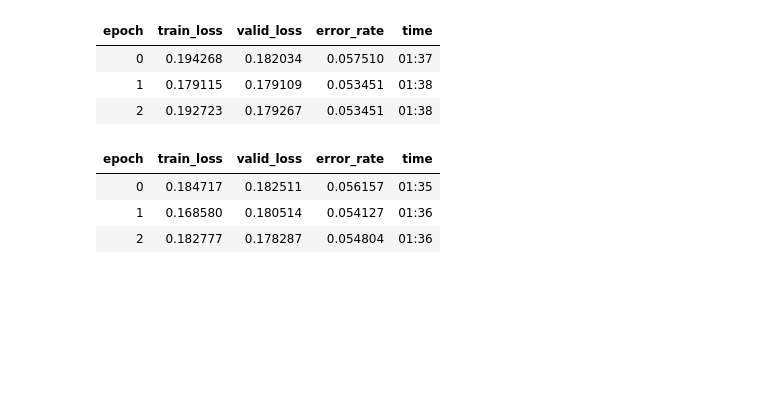
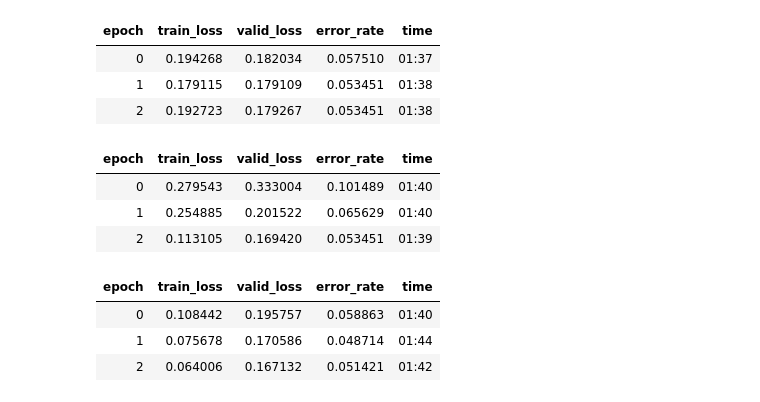
Before and after one commit to tachytelicdetonation/Collab, a Jupyter notebook: fastai_v1.ipynb, the cells around one changed output. Saved outputs shown, nothing was run; the diff lists cells and outputs as text; code cells hidden in the pictures; blank space fills up the shorter version.

```diff
--- a/fastai_v1.ipynb
+++ b/fastai_v1.ipynb
@@ -142,9 +142,17 @@ learn.fit_one_cycle(3,max_lr = 3e-7)
 learn.save('model-optimize-1')
 # %%
 learn.unfreeze()
-learn.fit_one_cycle(3, max_lr= slice(2e-7,4e-7))
+learn.fit_one_cycle(3, max_lr= slice(2e-5,4e-4))
 # %% [output]
 | epoch | train_loss | valid_loss | error_rate | time |
-| 0 | 0.184717 | 0.182511 | 0.056157 | 01:35 |
-| 1 | 0.168580 | 0.180514 | 0.054127 | 01:36 |
-| 2 | 0.182777 | 0.178287 | 0.054804 | 01:36 |
+| 0 | 0.279543 | 0.333004 | 0.101489 | 01:40 |
+| 1 | 0.254885 | 0.201522 | 0.065629 | 01:40 |
+| 2 | 0.113105 | 0.169420 | 0.053451 | 01:39 |
+# %%
+learn.unfreeze()
+learn.fit_one_cycle(3, max_lr= slice(2e-6,4e-4))
+# %% [output]
+| epoch | train_loss | valid_loss | error_rate | time |
+| 0 | 0.108442 | 0.195757 | 0.058863 | 01:40 |
+| 1 | 0.075678 | 0.170586 | 0.048714 | 01:44 |
+| 2 | 0.064006 | 0.167132 | 0.051421 | 01:42 |
```
